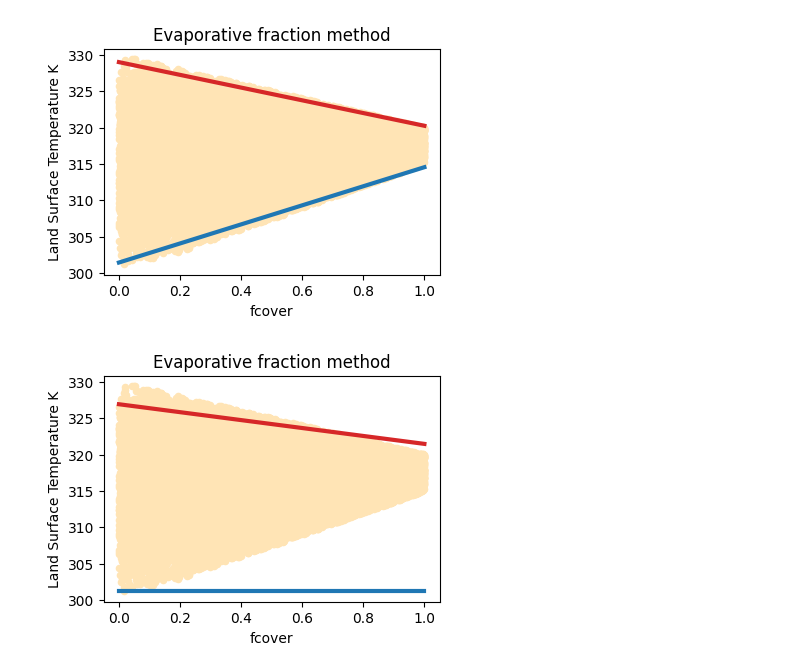
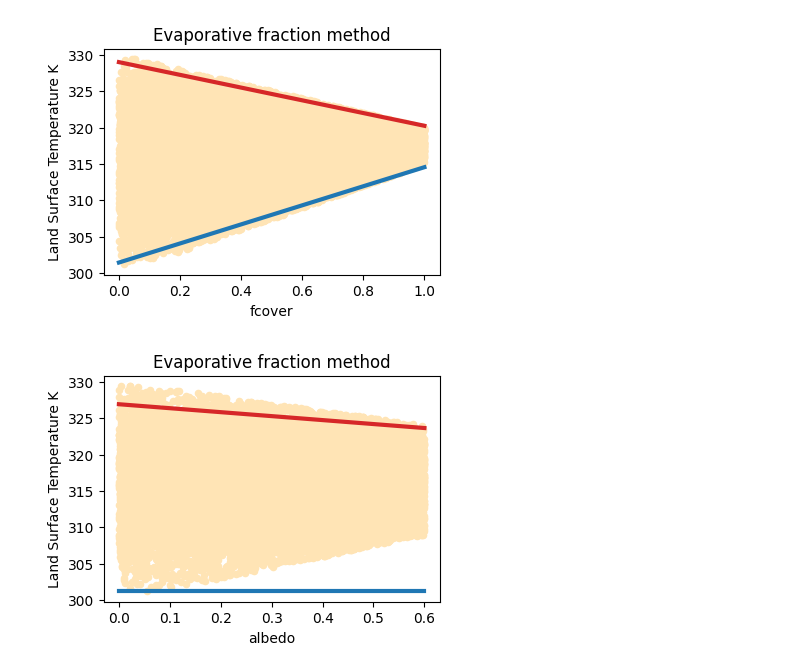
Before and after one commit to CNES/sweat, a Jupyter notebook: notebooks/ef_models.ipynb, the cells around one changed output. Cells and saved outputs as stored; diff of their text form; code cells hidden in the pictures.

```diff
--- a/notebooks/ef_models.ipynb
+++ b/notebooks/ef_models.ipynb
@@ -100,7 +102,7 @@ Data variables:
 Attributes:
     description:  Test data
 # %%
-def plot(data: xr.Dataset, var_name: str, model: EFModel = None, save: bool = False):
+def plot(data: xr.Dataset, var_name: str = None, model: EFModel = None, save: bool = False):
     """
     Plot
     """
@@ -110,13 +112,21 @@ def plot(data: xr.Dataset, var_name: str, model: EFModel = None, save: bool = Fa
 
     ax = plt.gca()
 
-    var = data[var_name].data
+    if var_name is None and model is None:
+        raise ValueError("Provide either var_name or model")
     lst = data["lst"].data
-    # plot all points
-    ax.scatter(var, lst, s=20, alpha=1, color="moccasin", clip_on=False)
+
+    if var_name is not None:
+        var = data[var_name].data
+        # plot all points
+        ax.scatter(var, lst, s=20, alpha=1, color="moccasin", clip_on=False)
 
     # plot edges
-    if model is not None:
+    elif model is not None:
+        var_name = model.var
+        var = data[model.var].data
+        # plot all points
+        ax.scatter(var, lst, s=20, alpha=1, color="moccasin", clip_on=False)
         # edges coordinates
         var_max = np.round(np.ceil(np.nanmax(var) * 10) / 10, decimals=1)
         var_min = np.round(np.floor(np.nanmin(var) * 10) / 10, decimals=1)
@@ -251,6 +261,6 @@ plot(data,var_name="fcover",model=EFModel.create(ef["model1"].attrs))
 # %% [output]
 [figure]
 # %%
-plot(data, var_name="fcover", model=EFModel.create(ef["model2"].attrs))
+plot(data, model=EFModel.create(ef["model2"].attrs))
 # %% [output]
-[figure, old version]
+[figure, new version]
```
Also changed, not shown: parts of 3 cells of this notebook, 7 other files.
